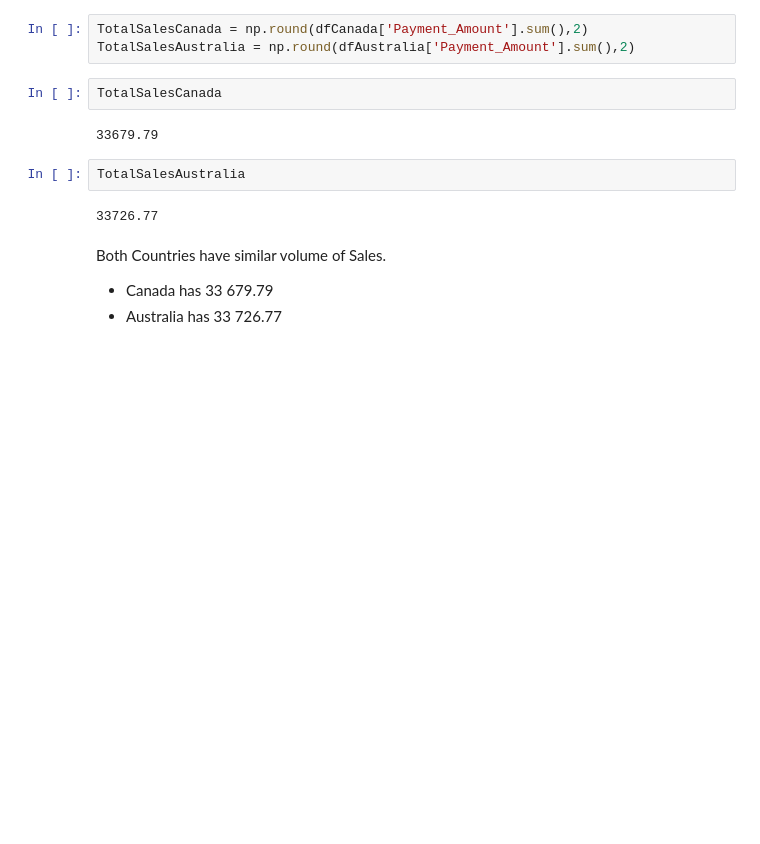
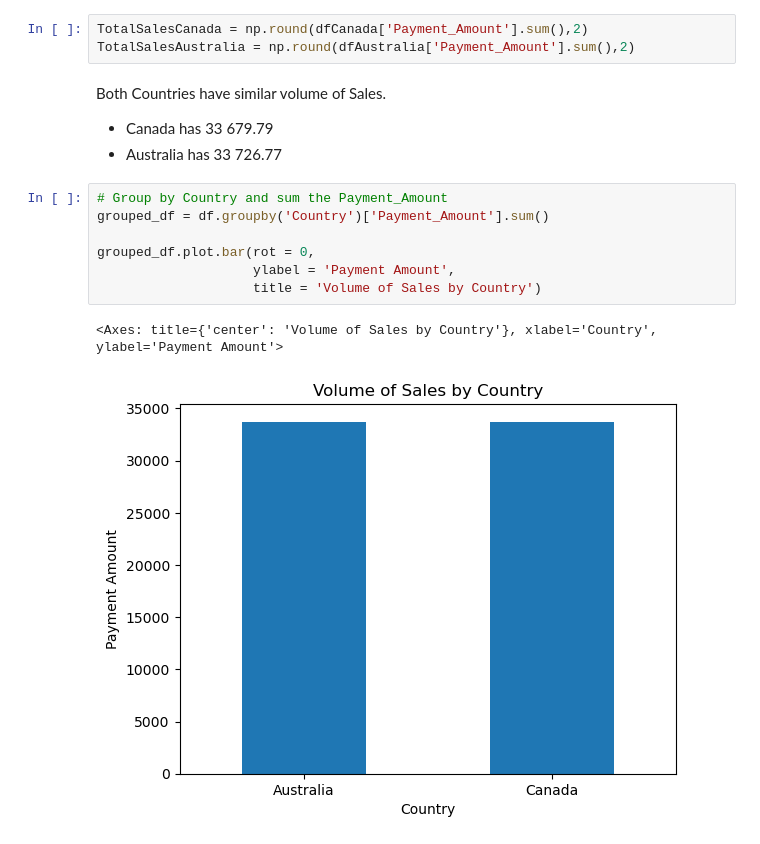
Before and after one commit to luipmesquita/Main-Project-of-Data-Analysis, a Jupyter notebook: scripts/sakila-InProgress.ipynb, the cells around one changed output. Saved outputs shown, nothing was run; the diff lists cells and outputs as text; blank space fills up the shorter version.

```diff
--- a/scripts/sakila-InProgress.ipynb
+++ b/scripts/sakila-InProgress.ipynb
@@ -299,15 +313,17 @@ dfAustralia = df[df['Country'] == 'Australia']
 # %%
 TotalSalesCanada = np.round(dfCanada['Payment_Amount'].sum(),2)
 TotalSalesAustralia = np.round(dfAustralia['Payment_Amount'].sum(),2)
-# %%
-TotalSalesCanada
-# %% [output]
-33679.79
-# %%
-TotalSalesAustralia
-# %% [output]
-33726.77
 # %% [markdown]
 Both Countries have similar volume of Sales.
 - Canada has 33 679.79
 - Australia has 33 726.77
+# %%
+# Group by Country and sum the Payment_Amount
+grouped_df = df.groupby('Country')['Payment_Amount'].sum()
+
+grouped_df.plot.bar(rot = 0,
+                    ylabel = 'Payment Amount',
+                    title = 'Volume of Sales by Country')
+# %% [output]
+<Axes: title={'center': 'Volume of Sales by Country'}, xlabel='Country', ylabel='Payment Amount'>
+[figure, added]
```
Also changed, not shown: parts of 4 cells of this notebook.
